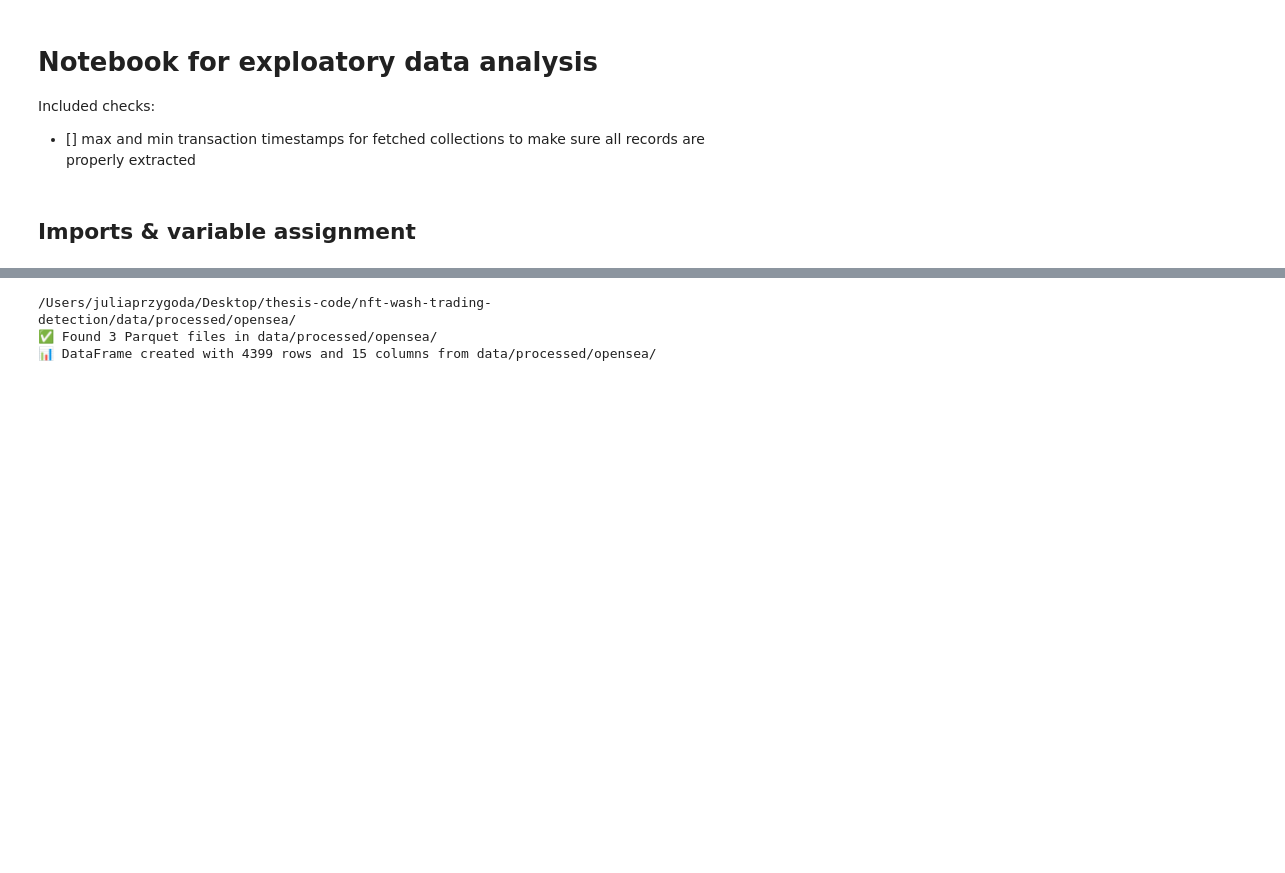
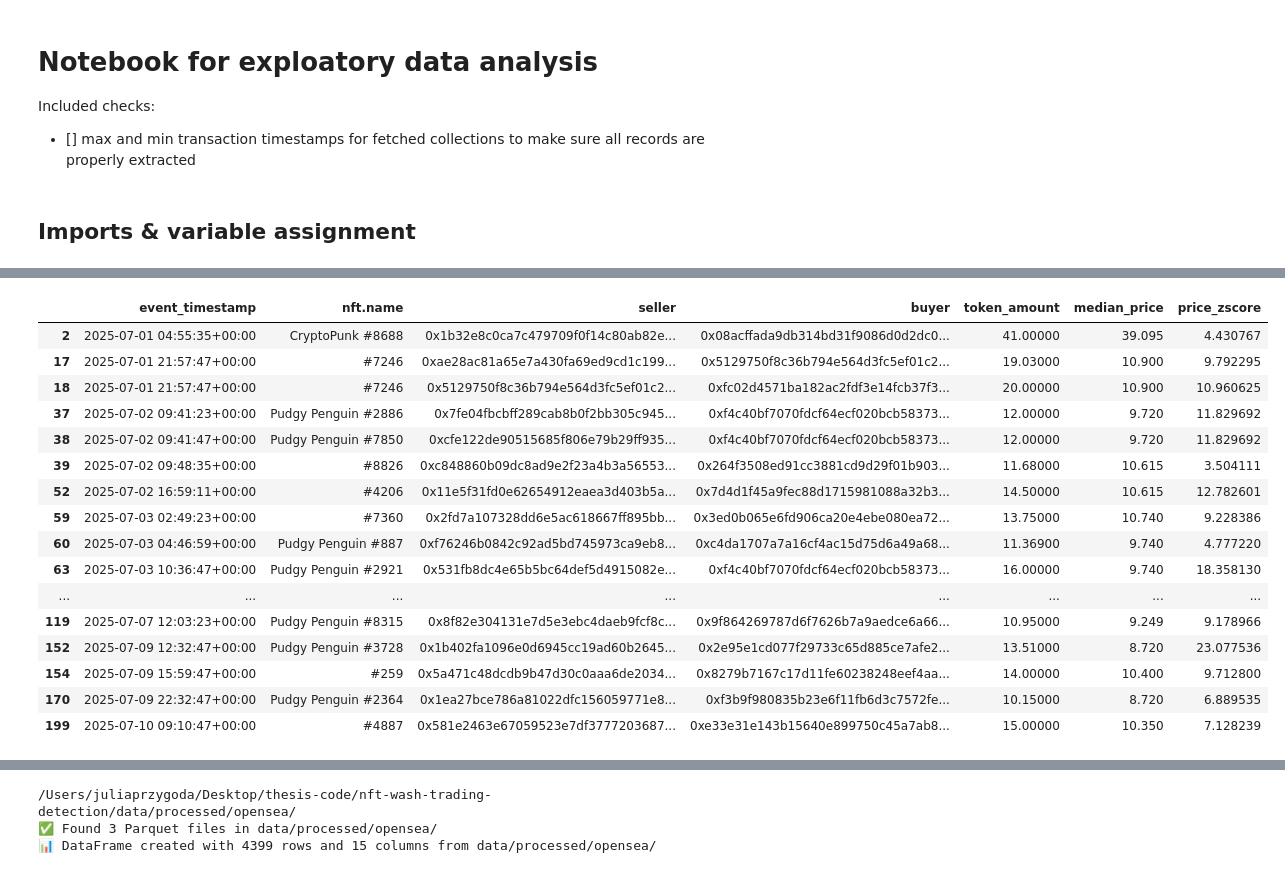
Before and after one commit to przygodajulia/nft-wash-trading-detection, a Jupyter notebook: notebooks/02_data_preprocessing_checks.ipynb, the cells around one changed output, grey strips where cells are left out. Saved outputs shown, nothing was run; the diff lists cells and outputs as text; code cells hidden in the pictures; blank space fills up the shorter version.

```diff
--- a/notebooks/02_data_preprocessing_checks.ipynb
+++ b/notebooks/02_data_preprocessing_checks.ipynb
@@ -45,0 +370,64 @@ def load_parquet_folder(folder_path,):
+# %%
+# --------------------------------------------------
+# Price anomaly detection (robust statistical method)
+# --------------------------------------------------
+# Goal:
+# Identify abnormal NFT transaction prices relative to
+# their collection-day distribution using robust statistics
+# (median + MAD-based z-score).
+
+# Step 1: Compute daily collection statistics
+daily_stats = (
+    df.groupby(["nft.collection", "event_day"])
+      .agg(
+          median_price=("token_amount", "median"),
+          mad_price=("token_amount", lambda x: (x - x.median()).abs().median()),
+          n_trades=("token_amount", "count")
+      )
+      .reset_index()
+)
+
+# Step 2: Keep only statistically reliable groups
+# (avoid unstable estimates for very small samples)
+daily_stats = daily_stats[daily_stats["n_trades"] >= 5]
+
+# Step 3: Merge statistics back into main dataset
+df = df.merge(
+    daily_stats,
+    on=["nft.collection", "event_day"],
+    how="left"
+)
+
+# Step 4: Prevent division by zero / numerical instability
+df["mad_price"] = df["mad_price"].replace(0, 1e-9)
+
+# Step 5: Compute robust z-score (based on MAD)
+df["price_zscore"] = (
+    0.6745 *
+    (df["token_amount"] - df["median_price"]) /
+    df["mad_price"]
+)
+
+# Step 6: Flag abnormal prices
+PRICE_ZSCORE_THRESHOLD = 3.5
+df["price_abnormality"] = df["price_zscore"].abs() > PRICE_ZSCORE_THRESHOLD
+
+# Step 7: Extract anomalies for inspection
+abnormal_prices = df[df["price_abnormality"]]
+
+print(f"🚨 Detected {len(abnormal_prices)} price anomalies")
+
+display(
+    abnormal_prices[
+        [
+            "event_timestamp",
+            "nft.name",
+            "seller",
+            "buyer",
+            "token_amount",
+            "median_price",
+            "price_zscore",
+        ]
+    ].head(20)
+)
+# %% [output]
@@ -45,0 +435,17 @@ def load_parquet_folder(folder_path,):
+|  | event_timestamp | nft.name | seller | buyer | token_amount | median_price | price_zscore |
+| 2 | 2025-07-01 04:55:35+00:00 | CryptoPunk #8688 | 0x1b32e8c0ca7c479709f0f14c80ab82e... | 0x08acffada9db314bd31f9086d0d2dc0... | 41.00000 | 39.095 | 4.430767 |
+| 17 | 2025-07-01 21:57:47+00:00 | #7246 | 0xae28ac81a65e7a430fa69ed9cd1c199... | 0x5129750f8c36b794e564d3fc5ef01c2... | 19.03000 | 10.900 | 9.792295 |
+| 18 | 2025-07-01 21:57:47+00:00 | #7246 | 0x5129750f8c36b794e564d3fc5ef01c2... | 0xfc02d4571ba182ac2fdf3e14fcb37f3... | 20.00000 | 10.900 | 10.960625 |
+| 37 | 2025-07-02 09:41:23+00:00 | Pudgy Penguin #2886 | 0x7fe04fbcbff289cab8b0f2bb305c945... | 0xf4c40bf7070fdcf64ecf020bcb58373... | 12.00000 | 9.720 | 11.829692 |
+| 38 | 2025-07-02 09:41:47+00:00 | Pudgy Penguin #7850 | 0xcfe122de90515685f806e79b29ff935... | 0xf4c40bf7070fdcf64ecf020bcb58373... | 12.00000 | 9.720 | 11.829692 |
+| 39 | 2025-07-02 09:48:35+00:00 | #8826 | 0xc848860b09dc8ad9e2f23a4b3a56553... | 0x264f3508ed91cc3881cd9d29f01b903... | 11.68000 | 10.615 | 3.504111 |
+| 52 | 2025-07-02 16:59:11+00:00 | #4206 | 0x11e5f31fd0e62654912eaea3d403b5a... | 0x7d4d1f45a9fec88d1715981088a32b3... | 14.50000 | 10.615 | 12.782601 |
+| 59 | 2025-07-03 02:49:23+00:00 | #7360 | 0x2fd7a107328dd6e5ac618667ff895bb... | 0x3ed0b065e6fd906ca20e4ebe080ea72... | 13.75000 | 10.740 | 9.228386 |
+| 60 | 2025-07-03 04:46:59+00:00 | Pudgy Penguin #887 | 0xf76246b0842c92ad5bd745973ca9eb8... | 0xc4da1707a7a16cf4ac15d75d6a49a68... | 11.36900 | 9.740 | 4.777220 |
+| 63 | 2025-07-03 10:36:47+00:00 | Pudgy Penguin #2921 | 0x531fb8dc4e65b5bc64def5d4915082e... | 0xf4c40bf7070fdcf64ecf020bcb58373... | 16.00000 | 9.740 | 18.358130 |
+| ... | ... | ... | ... | ... | ... | ... | ... |
+| 119 | 2025-07-07 12:03:23+00:00 | Pudgy Penguin #8315 | 0x8f82e304131e7d5e3ebc4daeb9fcf8c... | 0x9f864269787d6f7626b7a9aedce6a66... | 10.95000 | 9.249 | 9.178966 |
+| 152 | 2025-07-09 12:32:47+00:00 | Pudgy Penguin #3728 | 0x1b402fa1096e0d6945cc19ad60b2645... | 0x2e95e1cd077f29733c65d885ce7afe2... | 13.51000 | 8.720 | 23.077536 |
+| 154 | 2025-07-09 15:59:47+00:00 | #259 | 0x5a471c48dcdb9b47d30c0aaa6de2034... | 0x8279b7167c17d11fe60238248eef4aa... | 14.00000 | 10.400 | 9.712800 |
+| 170 | 2025-07-09 22:32:47+00:00 | Pudgy Penguin #2364 | 0x1ea27bce786a81022dfc156059771e8... | 0xf3b9f980835b23e6f11fb6d3c7572fe... | 10.15000 | 8.720 | 6.889535 |
+| 199 | 2025-07-10 09:10:47+00:00 | #4887 | 0x581e2463e67059523e7df3777203687... | 0xe33e31e143b15640e899750c45a7ab8... | 15.00000 | 10.350 | 7.128239 |
```
Also changed, not shown: parts of 56 cells of this notebook.
